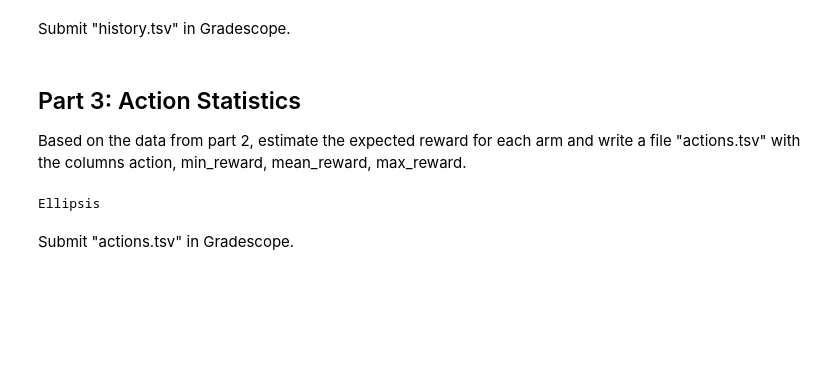
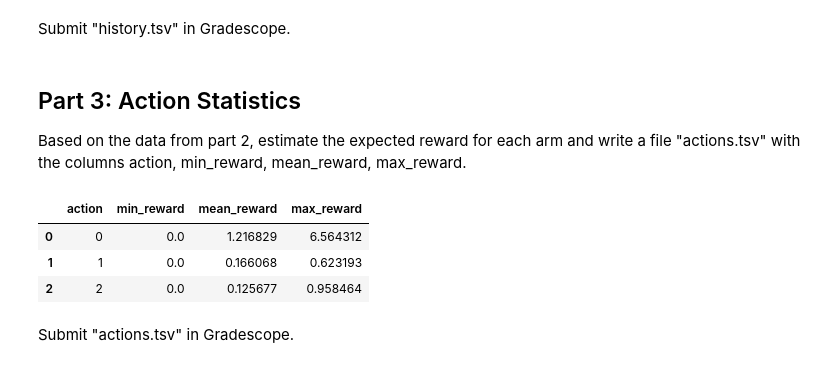
Before and after one commit to aidandig/dx704-project-03, a Jupyter notebook: dx704-project-03.ipynb, the cells around one changed output. Saved outputs shown, nothing was run; the diff lists cells and outputs as text; code cells hidden in the pictures; blank space fills up the shorter version.

Commit message:
arm summary

```diff
--- a/dx704-project-03.ipynb
+++ b/dx704-project-03.ipynb
@@ -176,9 +176,17 @@ Submit "history.tsv" in Gradescope.
 ## Part 3: Action Statistics
 
 Based on the data from part 2, estimate the expected reward for each arm and write a file "actions.tsv" with the columns action, min_reward, mean_reward, max_reward.
-# %%
-# YOUR CHANGES HERE
-
-...
-# %% [output]
-Ellipsis
+# %%
+arm_summary = df.groupby('arm')['reward'].agg(
+    min_reward = 'min',
+    mean_reward = 'mean',
+    max_reward = 'max'
+).reset_index()
+
+arm_summary = arm_summary.rename(columns={'arm': 'action'})
+arm_summary
+# %% [output]
+|  | action | min_reward | mean_reward | max_reward |
+| 0 | 0 | 0.0 | 1.216829 | 6.564312 |
+| 1 | 1 | 0.0 | 0.166068 | 0.623193 |
+| 2 | 2 | 0.0 | 0.125677 | 0.958464 |
```
Also changed, not shown: parts of 1 cell of this notebook, 1 other file.
